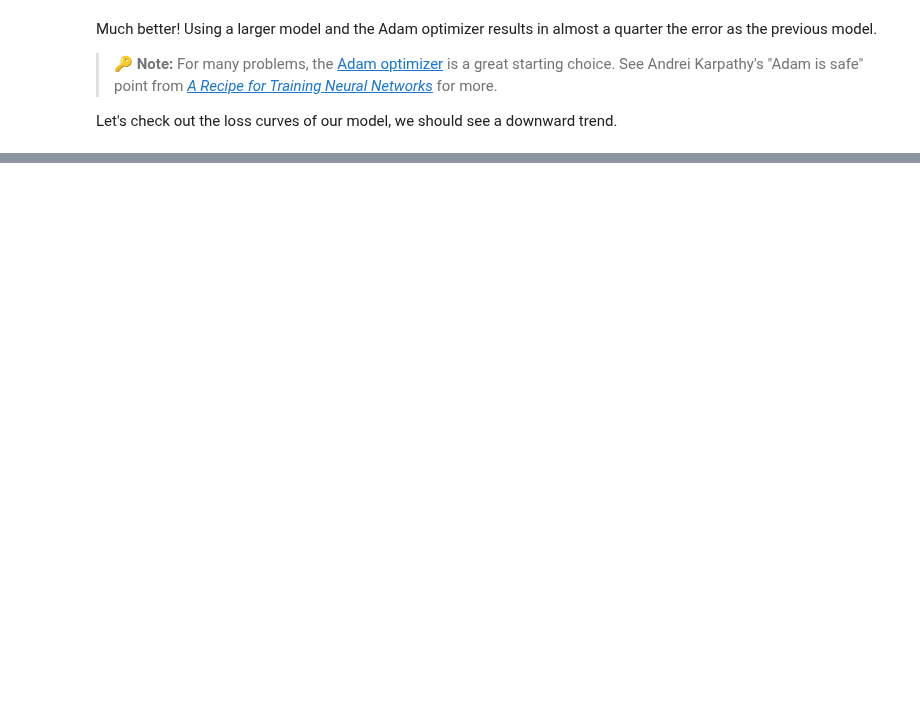
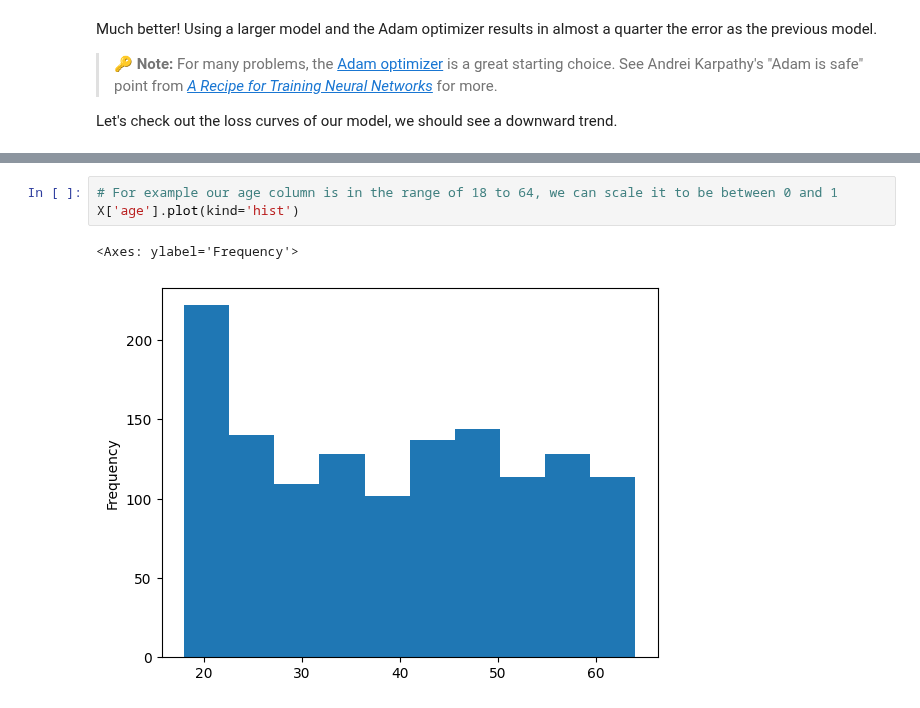
Before and after one commit to seanjiangsh/ztm-tensorflow, a Jupyter notebook: 01_neural_network_regression_in_tensorflow.ipynb, the cells around one changed output, grey strips where cells are left out. Cells and saved outputs as stored; diff of their text form; blank space fills up the shorter version.

```diff
--- a/01_neural_network_regression_in_tensorflow.ipynb
+++ b/01_neural_network_regression_in_tensorflow.ipynb
@@ -1276,0 +1310,6 @@ plt.show()
+# %%
+# For example our age column is in the range of 18 to 64, we can scale it to be between 0 and 1
+X['age'].plot(kind='hist')
+# %% [output]
+<Axes: ylabel='Frequency'>
+[figure, added]
```
Also changed, not shown: parts of 41 cells of this notebook.
